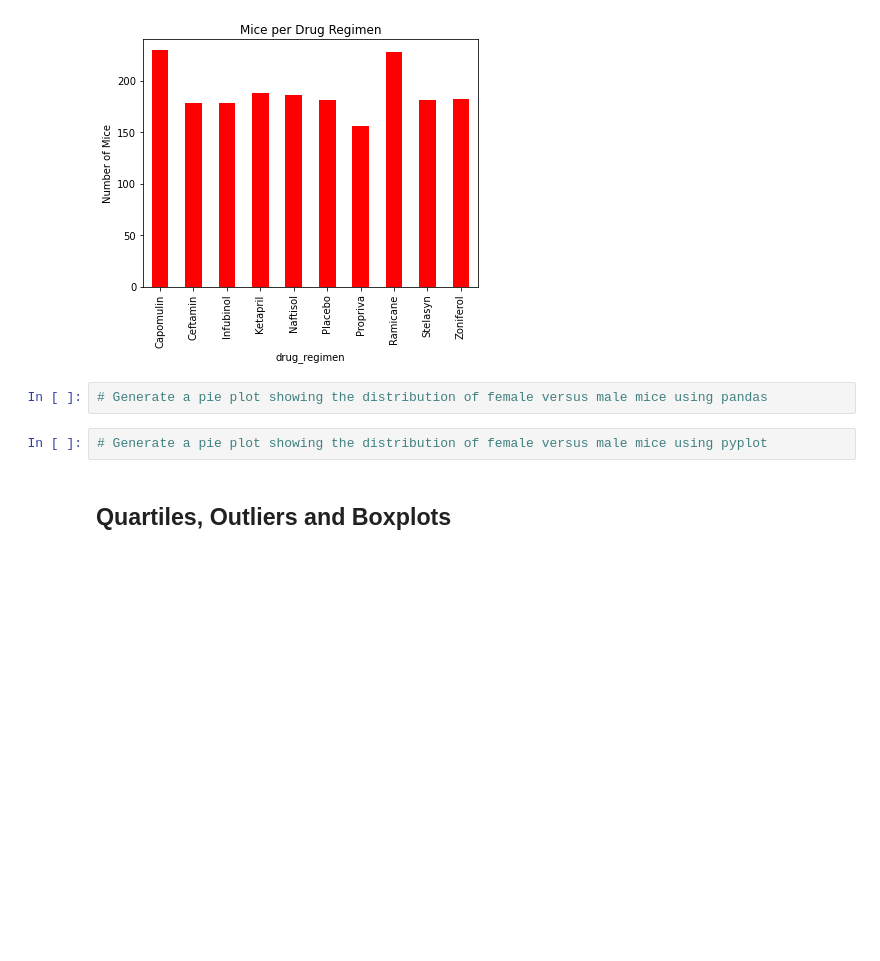
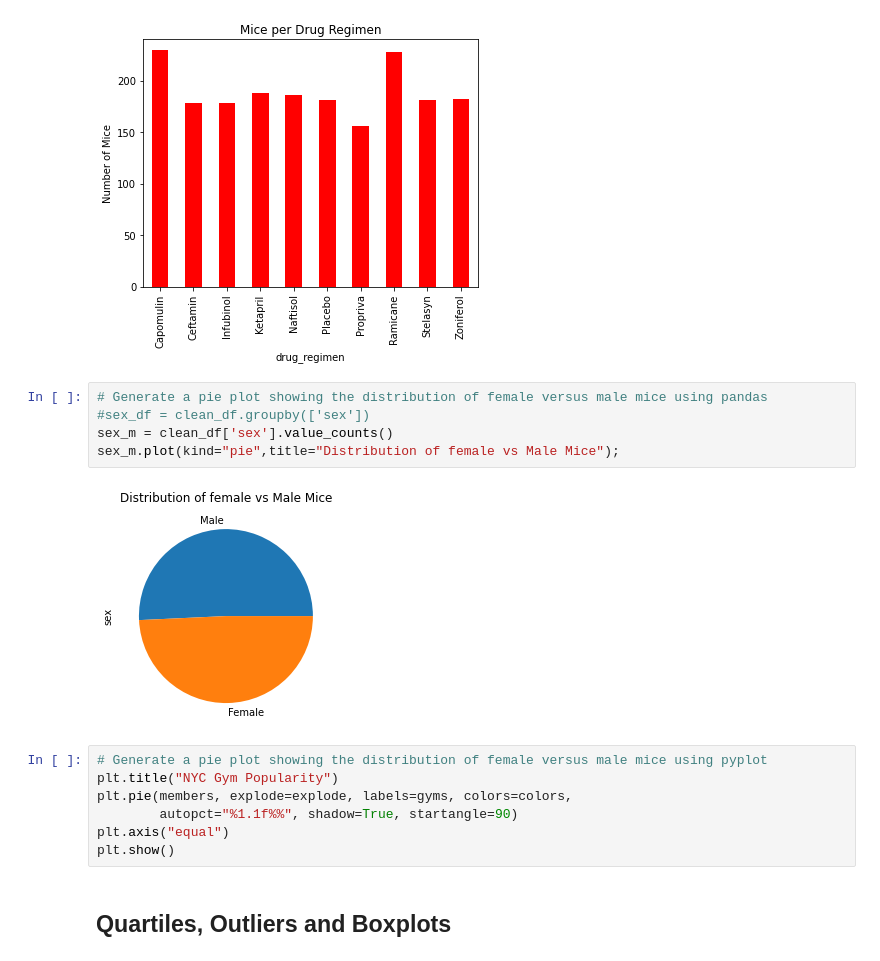
Before and after one commit to usa4148/the-power-of-plots, a Jupyter notebook: pymaceuticals_starter.ipynb, the cells around one changed output. Drawn from its saved outputs; the diff is of its cells as text; blank space fills up the shorter version.

Commit message:
pie chart 1 looks good

```diff
--- a/pymaceuticals_starter.ipynb
+++ b/pymaceuticals_starter.ipynb
@@ -203,8 +203,18 @@ plt.show()
 [figure]
 # %%
 # Generate a pie plot showing the distribution of female versus male mice using pandas
+#sex_df = clean_df.groupby(['sex'])
+sex_m = clean_df['sex'].value_counts()
+sex_m.plot(kind="pie",title="Distribution of female vs Male Mice");
+# %% [output]
+[figure, added]
 # %%
 # Generate a pie plot showing the distribution of female versus male mice using pyplot
+plt.title("NYC Gym Popularity")
+plt.pie(members, explode=explode, labels=gyms, colors=colors,
+        autopct="%1.1f%%", shadow=True, startangle=90)
+plt.axis("equal")
+plt.show()
 # %% [markdown]
 ## Quartiles, Outliers and Boxplots
 # %%
```
